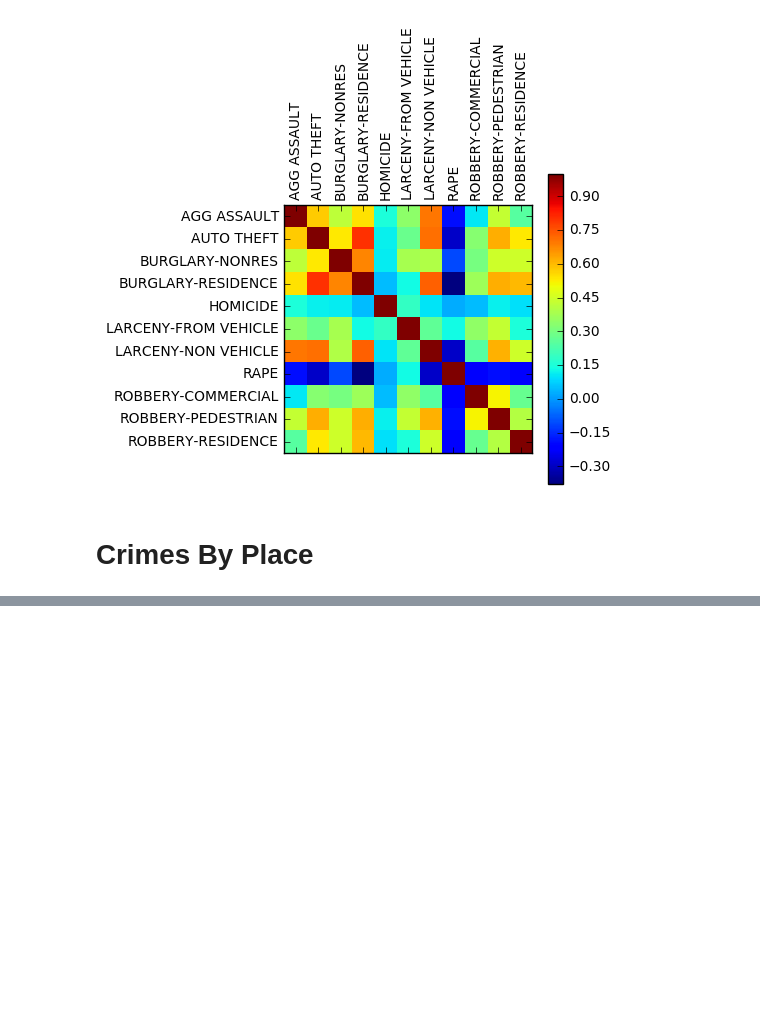
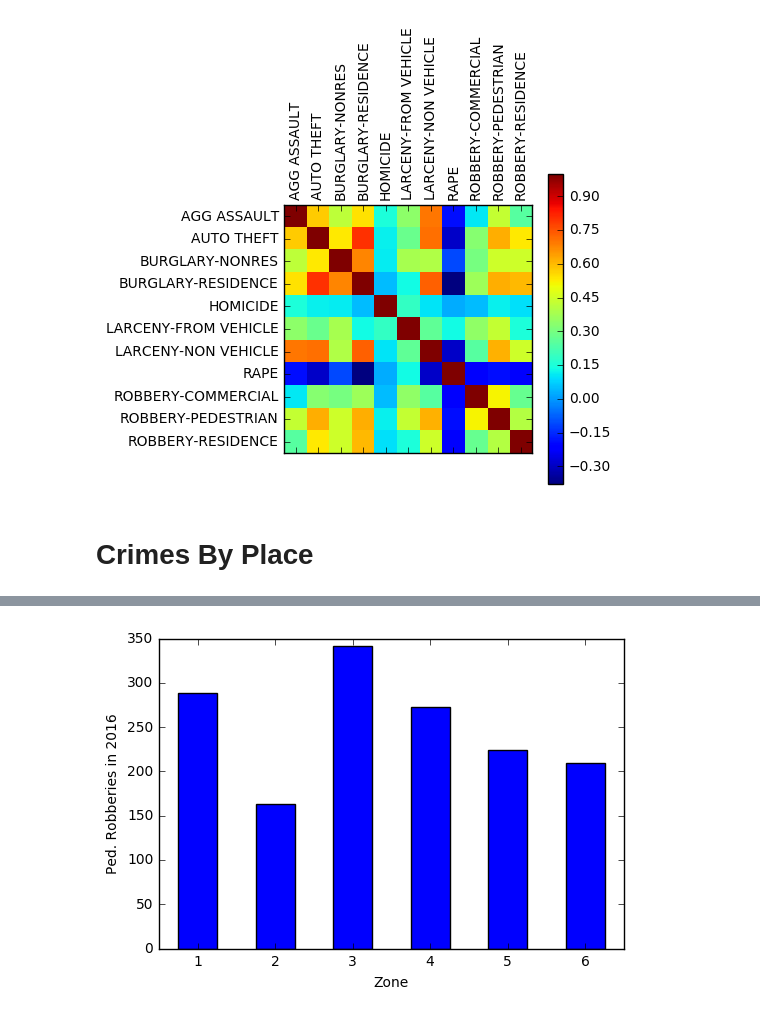
Before and after one commit to squishbug/DataScienceProgramming, a Jupyter notebook: 07-Data-Visualization/CrimeData_descriptive_statistics_and_visualization.ipynb, the cells around one changed output, grey strips where cells are left out. Saved outputs shown, nothing was run; the diff lists cells and outputs as text; code cells hidden in the pictures; blank space fills up the shorter version.

```diff
--- a/07-Data-Visualization/CrimeData_descriptive_statistics_and_visualization.ipynb
+++ b/07-Data-Visualization/CrimeData_descriptive_statistics_and_visualization.ipynb
@@ -323,6 +473,12 @@ df_cp.loc[(slice(2009,2010), slice(1,3)),:]
 # %%
 ## In-class exercise:
 # Plot the number of pedestrian robberies in each zone in 2016
+df_cp.loc[(slice(2016,2016), slice(None)), "ROBBERY-PEDESTRIAN"].plot.bar()
+plt.xticks(range(6), range(1,7), rotation=0);
+plt.xlabel("Zone");
+plt.ylabel("Ped. Robberies in 2016");
+# %% [output]
+[figure, added]
 # %%
 ## In-class exercise:
 # What is the average annual number of crimes in each zone (for each type of crime)?
```
Also changed, not shown: parts of 15 cells of this notebook.
